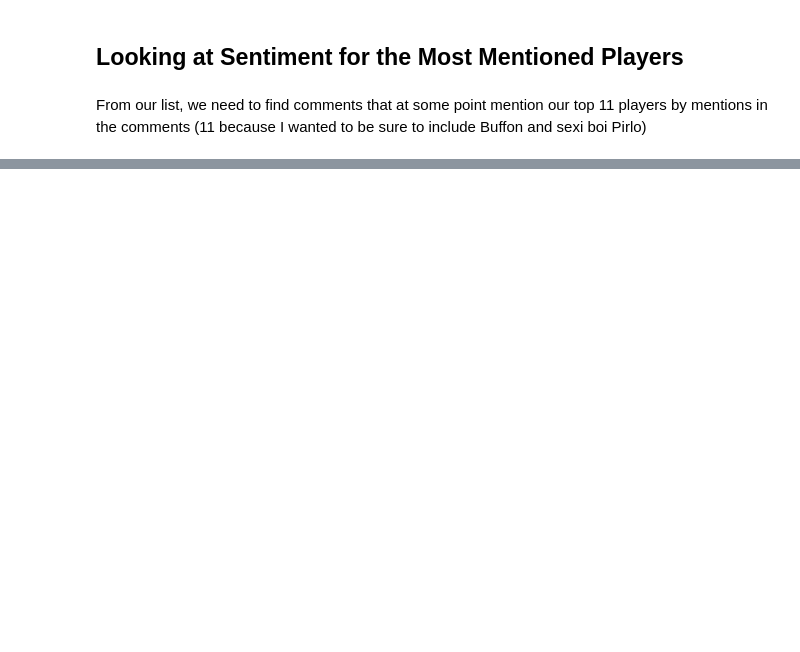
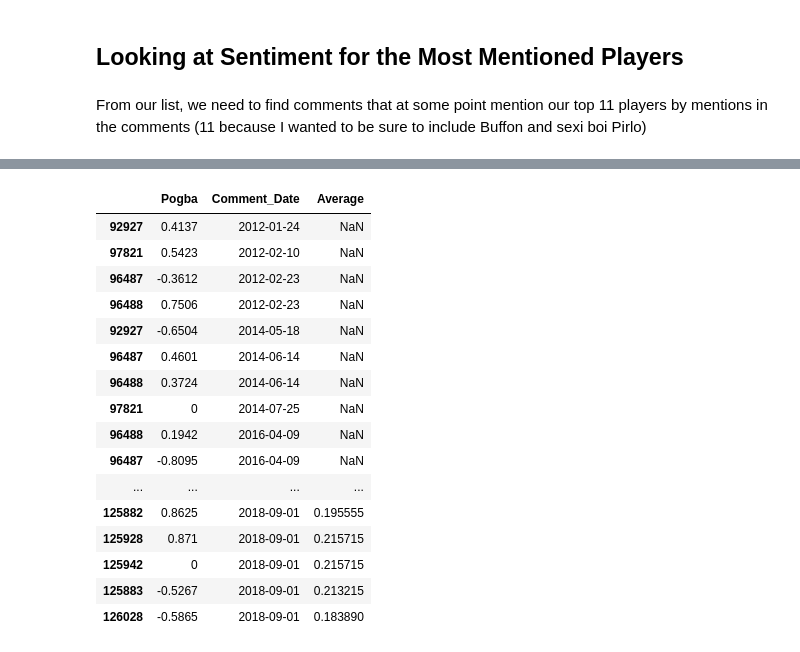
Before and after one commit to rsolter/BWRAO-Comment-Scraper, a Jupyter notebook: Sentiment Analysis.ipynb, the cells around one changed output, grey strips where cells are left out. Drawn from its saved outputs; the diff is of its cells as text; code cells hidden in the pictures; blank space fills up the shorter version.

```diff
--- a/Sentiment Analysis.ipynb
+++ b/Sentiment Analysis.ipynb
@@ -393,14 +396,14 @@ for i in range(0,len(comments)):
         text = text.upper()
 
         #find the number of mentions for each of the top 11
-        num_dyb = text.count('DYBALA') + text.count('PAULO') + text.count('JOYA')
-        num_alli = text.count('ALLEGRI') + text.count('MAX')
-        num_pog = text.count('POGBA') + text.count('PAUL ')
+        num_dyb = text.count('DYBALA') + text.count(' JOYA ')
+        num_alli = text.count('ALLEGRI')
+        num_pog = text.count('POGBA')
         num_march = text.count('MARCHISIO') + text.count('CLAUDIO')
         num_conte = text.count('CONTE') + text.count('ANTONIO')
-        num_CR = text.count('RONALDO') + text.count('CRISTIANO')
-        num_pjan = text.count('PJANIC') + text.count('MIRA')
-        num_bon = text.count('BONUCCI') + text.count('LEO ') + text.count('LEONARDO')
+        num_CR = text.count('RONALDO ') + text.count('CRISTIANO ')
+        num_pjan = text.count('PJANIC') + text.count(' MIRA ')
+        num_bon = text.count('BONUCCI') + text.count('LEO ') + text.count('LEONARDO ')
         num_pork = text.count('HIGUAIN') + text.count('GONZALO')
         num_pirlo = text.count('PIRLO')
         num_buff = text.count('BUFFON') + text.count('GIGI')
@@ -445,8 +451,8 @@ comments['Pirlo'] = top_used['Pirlo'].replace(0,"")
 comments['Buffon'] = top_used['Buffon'].replace(0,"")
 # %%
 #Replace usage in comments with sentiment
-for i in range(100017,len(comments)):
-    if (i / 10000 == i // 10000) | (i == len(comments)-1):
+for i in range(0,len(comments)):
+    if (i / 100000 == i // 100000) | (i == len(comments)-1):
         print(str(i)+' of '+str(len(comments)))
 
     if ( (comments.iloc[i,9] != "") | (comments.iloc[i,10] != "") | (comments.iloc[i,11] != "") | (
@@ -511,0 +523,24 @@ dybala['Average'] = dybala.Av_Score.rolling(window=20).mean()
+# %%
+dybala['Comment_Date'] = pd.to_datetime(dybala.Comment_Date)
+dybala = dybala.sort_values(by='Comment_Date')
+dybala['Average'] = dybala.Dybala.rolling(window=20).mean()
+
+allegri['Comment_Date'] = pd.to_datetime(allegri.Comment_Date)
+allegri = allegri.sort_values(by='Comment_Date')
+allegri['Average'] = allegri.Allegri.rolling(window=20).mean()
+
+pogba['Comment_Date'] = pd.to_datetime(pogba.Comment_Date)
+pogba = pogba.sort_values(by='Comment_Date')
+pogba['Average'] = pogba.Pogba.rolling(window=20).mean()
+
+marchisio['Comment_Date'] = pd.to_datetime(marchisio.Comment_Date)
+marchisio = marchisio.sort_values(by='Comment_Date')
+marchisio['Average'] = marchisio.Marchisio.rolling(window=20).mean()
+
+conte['Comment_Date'] = pd.to_datetime(conte.Comment_Date)
+conte = conte.sort_values(by='Comment_Date')
+conte['Average'] = conte.Conte.rolling(window=20).mean()
+
+ronaldo['Comment_Date'] = pd.to_datetime(ronaldo.Comment_Date)
+ronaldo = ronaldo.sort_values(by='Comment_Date')
+ronaldo['Average'] = ronaldo.Ronaldo.rolling(window=20).mean()
@@ -511,0 +611,20 @@ dybala['Average'] = dybala.Av_Score.rolling(window=20).mean()
+# %%
+pogba.head(50)
+# %% [output]
+|  | Pogba | Comment_Date | Average |
+| 92927 | 0.4137 | 2012-01-24 | NaN |
+| 97821 | 0.5423 | 2012-02-10 | NaN |
+| 96487 | -0.3612 | 2012-02-23 | NaN |
+| 96488 | 0.7506 | 2012-02-23 | NaN |
+| 92927 | -0.6504 | 2014-05-18 | NaN |
+| 96487 | 0.4601 | 2014-06-14 | NaN |
+| 96488 | 0.3724 | 2014-06-14 | NaN |
+| 97821 | 0 | 2014-07-25 | NaN |
+| 96488 | 0.1942 | 2016-04-09 | NaN |
+| 96487 | -0.8095 | 2016-04-09 | NaN |
+| ... | ... | ... | ... |
+| 125882 | 0.8625 | 2018-09-01 | 0.195555 |
+| 125928 | 0.871 | 2018-09-01 | 0.215715 |
+| 125942 | 0 | 2018-09-01 | 0.215715 |
+| 125883 | -0.5267 | 2018-09-01 | 0.213215 |
+| 126028 | -0.5865 | 2018-09-01 | 0.183890 |
```
Also changed, not shown: parts of 10 cells of this notebook, 1 other file.
